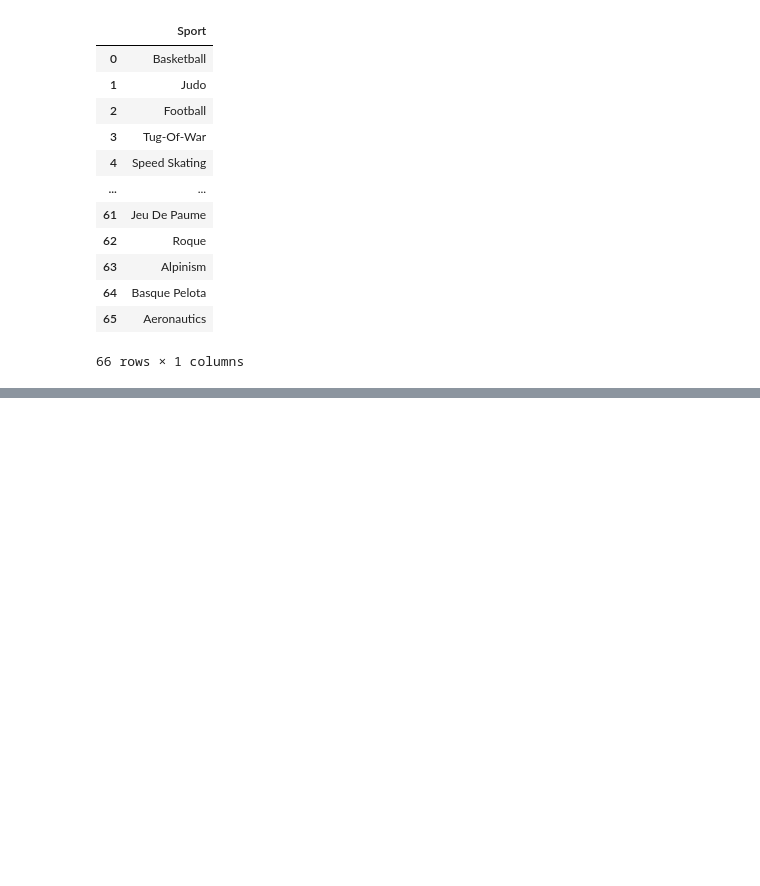
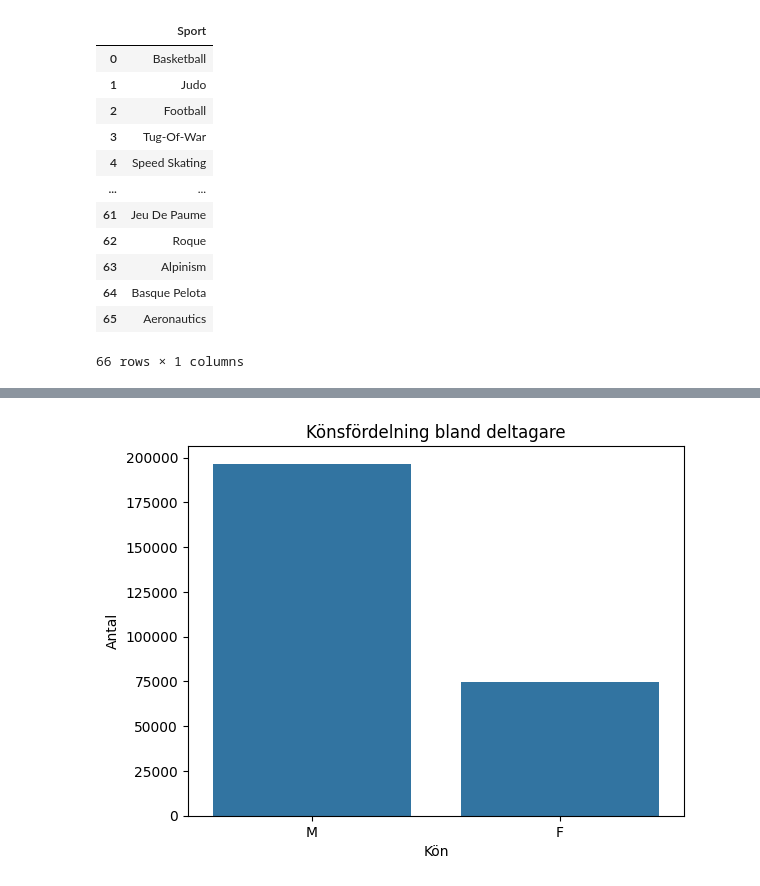
Before and after one commit to SebastianPetersson/Project_OS, a Jupyter notebook: Uppgift0.ipynb, the cells around one changed output, grey strips where cells are left out. Drawn from its saved outputs; the diff is of its cells as text; code cells hidden in the pictures; blank space fills up the shorter version.

```diff
--- a/Uppgift0.ipynb
+++ b/Uppgift0.ipynb
@@ -58,0 +99,6 @@ Name: count, dtype: int64
+# %%
+sns.barplot(data=kon, x="Kön", y="Antal")
+plt.title("Könsfördelning bland deltagare")
+plt.show()
+# %% [output]
+[figure, added]
```
Also changed, not shown: parts of 10 cells of this notebook.
